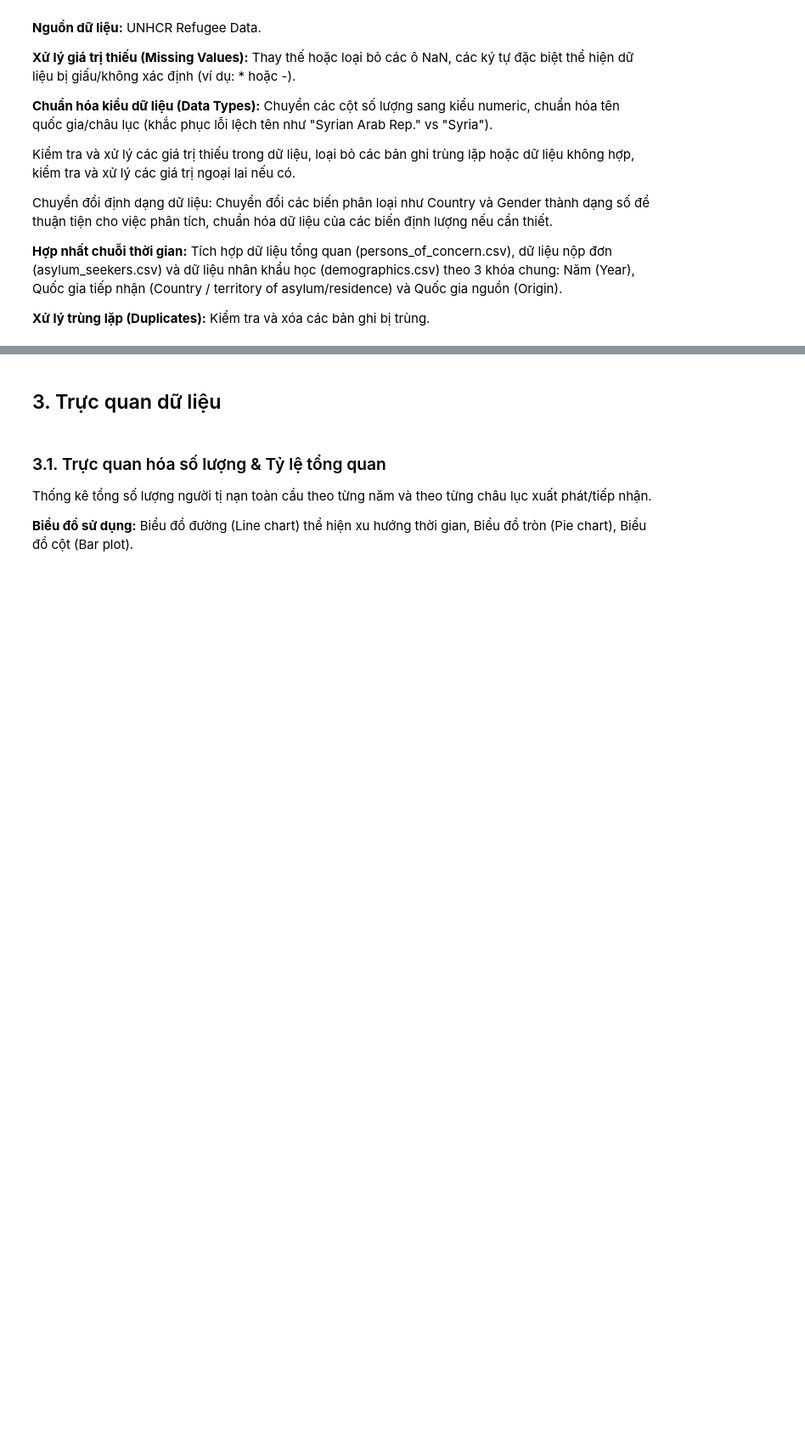
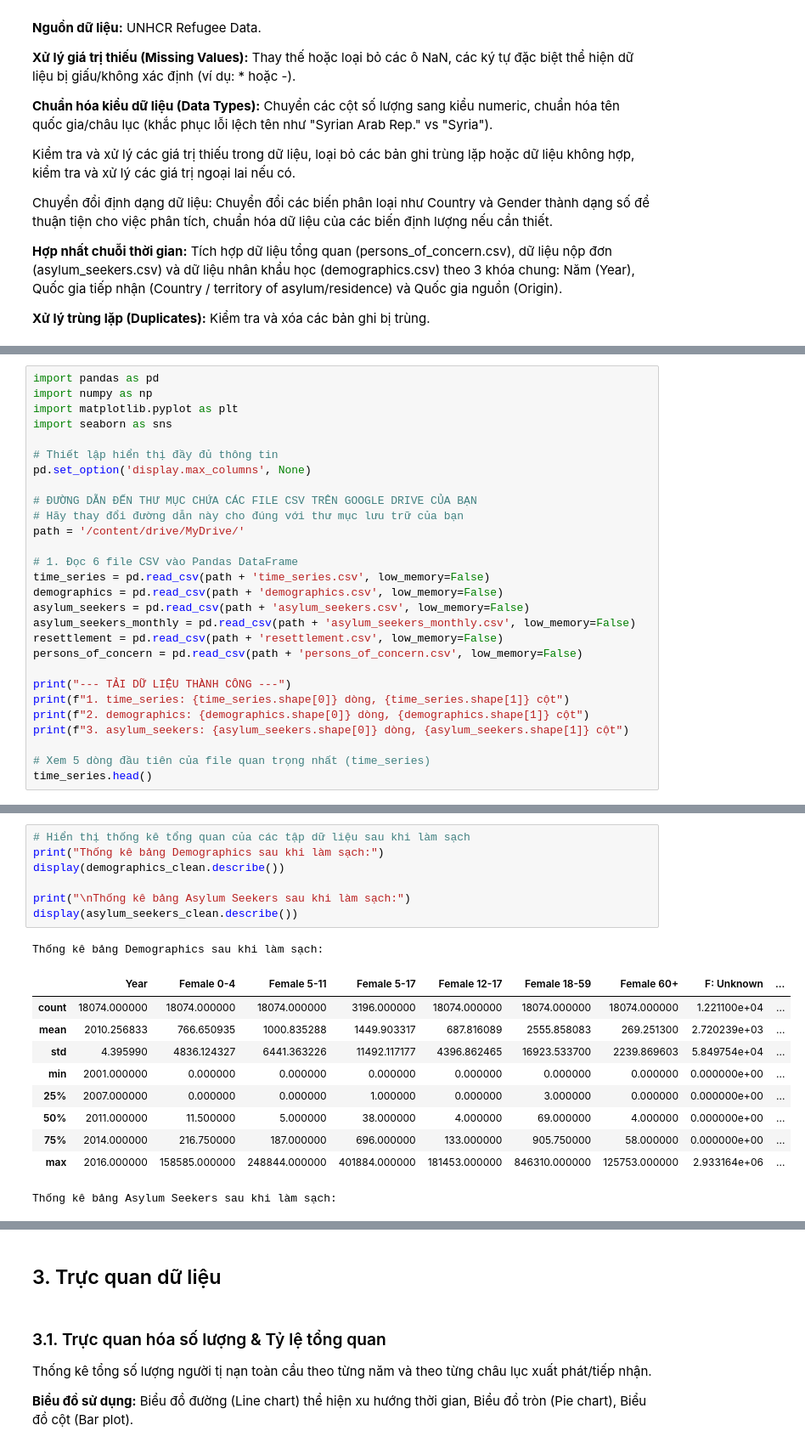
Before and after one commit to Dqkhanh123/Do_an1_Nhom1_2, a Jupyter notebook: Do_An_1_Nhom_1.ipynb, the cells around one changed output, grey strips where cells are left out. Shown at 85% size. Cells and saved outputs as stored; diff of their text form; blank space fills up the shorter version.

```diff
--- a/Do_An_1_Nhom_1.ipynb
+++ b/Do_An_1_Nhom_1.ipynb
@@ -52,0 +60,28 @@ Chuyển đổi định dạng dữ liệu: Chuyển đổi các biến phân lo
+# %%
+import pandas as pd
+import numpy as np
+import matplotlib.pyplot as plt
+import seaborn as sns
+
+# Thiết lập hiển thị đầy đủ thông tin
+pd.set_option('display.max_columns', None)
+
+# ĐƯỜNG DẪN ĐẾN THƯ MỤC CHỨA CÁC FILE CSV TRÊN GOOGLE DRIVE CỦA BẠN
+# Hãy thay đổi đường dẫn này cho đúng với thư mục lưu trữ của bạn
+path = '/content/drive/MyDrive/'
+
+# 1. Đọc 6 file CSV vào Pandas DataFrame
+time_series = pd.read_csv(path + 'time_series.csv', low_memory=False)
+demographics = pd.read_csv(path + 'demographics.csv', low_memory=False)
+asylum_seekers = pd.read_csv(path + 'asylum_seekers.csv', low_memory=False)
+asylum_seekers_monthly = pd.read_csv(path + 'asylum_seekers_monthly.csv', low_memory=False)
+resettlement = pd.read_csv(path + 'resettlement.csv', low_memory=False)
+persons_of_concern = pd.read_csv(path + 'persons_of_concern.csv', low_memory=False)
+
+print("--- TẢI DỮ LIỆU THÀNH CÔNG ---")
+print(f"1. time_series: {time_series.shape[0]} dòng, {time_series.shape[1]} cột")
+print(f"2. demographics: {demographics.shape[0]} dòng, {demographics.shape[1]} cột")
+print(f"3. asylum_seekers: {asylum_seekers.shape[0]} dòng, {asylum_seekers.shape[1]} cột")
+
+# Xem 5 dòng đầu tiên của file quan trọng nhất (time_series)
+time_series.head()
@@ -52,0 +196,19 @@ Chuyển đổi định dạng dữ liệu: Chuyển đổi các biến phân lo
+# %%
+# Hiển thị thống kê tổng quan của các tập dữ liệu sau khi làm sạch
+print("Thống kê bảng Demographics sau khi làm sạch:")
+display(demographics_clean.describe())
+
+print("\nThống kê bảng Asylum Seekers sau khi làm sạch:")
+display(asylum_seekers_clean.describe())
+# %% [output]
+Thống kê bảng Demographics sau khi làm sạch:
+|  | Year | Female 0-4 | Female 5-11 | Female 5-17 | Female 12-17 | Female 18-59 | Female 60+ | F: Unknown | ... |
+| count | 18074.000000 | 18074.000000 | 18074.000000 | 3196.000000 | 18074.000000 | 18074.000000 | 18074.000000 | 1.221100e+04 | ... |
+| mean | 2010.256833 | 766.650935 | 1000.835288 | 1449.903317 | 687.816089 | 2555.858083 | 269.251300 | 2.720239e+03 | ... |
+| std | 4.395990 | 4836.124327 | 6441.363226 | 11492.117177 | 4396.862465 | 16923.533700 | 2239.869603 | 5.849754e+04 | ... |
+| min | 2001.000000 | 0.000000 | 0.000000 | 0.000000 | 0.000000 | 0.000000 | 0.000000 | 0.000000e+00 | ... |
+| 25% | 2007.000000 | 0.000000 | 0.000000 | 1.000000 | 0.000000 | 3.000000 | 0.000000 | 0.000000e+00 | ... |
+| 50% | 2011.000000 | 11.500000 | 5.000000 | 38.000000 | 4.000000 | 69.000000 | 4.000000 | 0.000000e+00 | ... |
+| 75% | 2014.000000 | 216.750000 | 187.000000 | 696.000000 | 133.000000 | 905.750000 | 58.000000 | 0.000000e+00 | ... |
+| max | 2016.000000 | 158585.000000 | 248844.000000 | 401884.000000 | 181453.000000 | 846310.000000 | 125753.000000 | 2.933164e+06 | ... |
+Thống kê bảng Asylum Seekers sau khi làm sạch:
```
Also changed, not shown: parts of 7 cells of this notebook.
